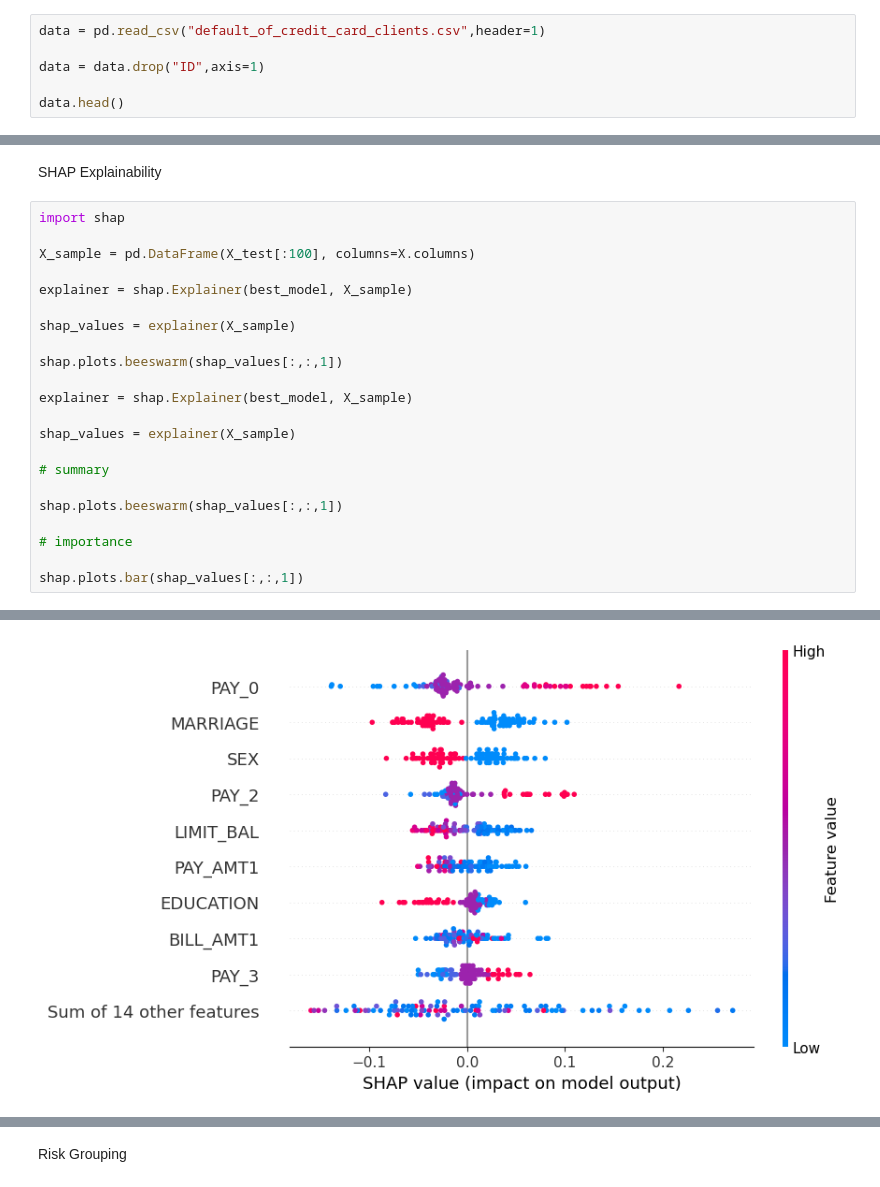
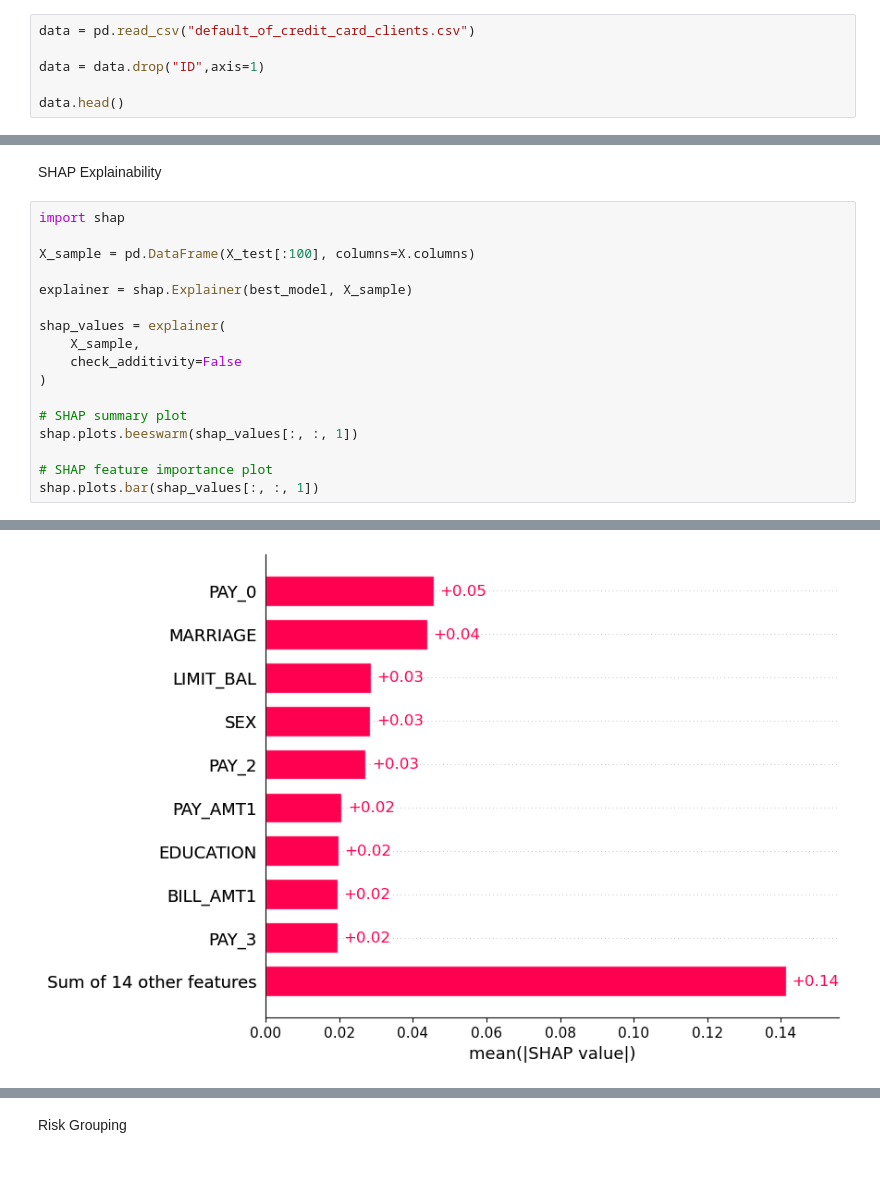
Before and after one commit to rohinigoguri/credit-card-default-prediction, a Jupyter notebook: Credit Card Default Prediction using Explainable Machine Learning/final.ipynb, the cells around one changed output, grey strips where cells are left out. Cells and saved outputs as stored; diff of their text form.

Commit message:
Update ML notebook and SHAP analysis

```diff
--- a/Credit Card Default Prediction using Explainable Machine Learning/final.ipynb
+++ b/Credit Card Default Prediction using Explainable Machine Learning/final.ipynb
@@ -19,7 +19,7 @@ import shap
 # %% [markdown]
  Load Dataset
 # %%
-data = pd.read_csv("default_of_credit_card_clients.csv",header=1)
+data = pd.read_csv("default_of_credit_card_clients.csv")
 
 data = data.drop("ID",axis=1)
 
@@ -220,19 +220,14 @@ X_sample = pd.DataFrame(X_test[:100], columns=X.columns)
 
 explainer = shap.Explainer(best_model, X_sample)
 
-shap_values = explainer(X_sample)
+shap_values = explainer(
+    X_sample,
+    check_additivity=False
+)
 
-shap.plots.beeswarm(shap_values[:,:,1])
+# SHAP summary plot
+shap.plots.beeswarm(shap_values[:, :, 1])
 
-explainer = shap.Explainer(best_model, X_sample)
-
-shap_values = explainer(X_sample)
-
-# summary
-
-shap.plots.beeswarm(shap_values[:,:,1])
-
-# importance
-
-shap.plots.bar(shap_values[:,:,1])
+# SHAP feature importance plot
+shap.plots.bar(shap_values[:, :, 1])
 # %% [output]
@@ -240 +235 @@ shap.plots.bar(shap_values[:,:,1])
-[figure, old version]
+[figure, new version]
```
Also changed, not shown: parts of 3 cells of this notebook.
